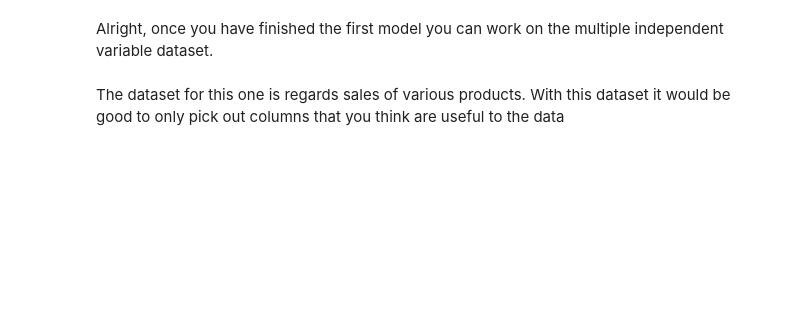
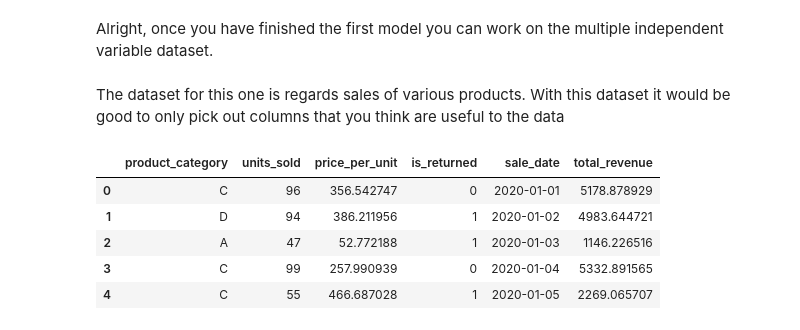
Before and after one commit to MissMcDermott/Notebooks, a Jupyter notebook: poly_you_do.ipynb, the cells around one changed output. Saved outputs shown, nothing was run; the diff lists cells and outputs as text; code cells hidden in the pictures; blank space fills up the shorter version.

```diff
--- a/poly_you_do.ipynb
+++ b/poly_you_do.ipynb
@@ -18,3 +74,11 @@ Alright, once you have finished the first model you can work on the multiple ind
 The dataset for this one is regards sales of various products. With this dataset it would be good to only pick out columns that you think are useful to the data
 # %%
 data = pd.read_csv('data/sales_data_with_revenue.csv')
+data.head()
+# %% [output]
+|  | product_category | units_sold | price_per_unit | is_returned | sale_date | total_revenue |
+| 0 | C | 96 | 356.542747 | 0 | 2020-01-01 | 5178.878929 |
+| 1 | D | 94 | 386.211956 | 1 | 2020-01-02 | 4983.644721 |
+| 2 | A | 47 | 52.772188 | 1 | 2020-01-03 | 1146.226516 |
+| 3 | C | 99 | 257.990939 | 0 | 2020-01-04 | 5332.891565 |
+| 4 | C | 55 | 466.687028 | 1 | 2020-01-05 | 2269.065707 |
```
Also changed, not shown: parts of 25 cells of this notebook, 11 other files.
